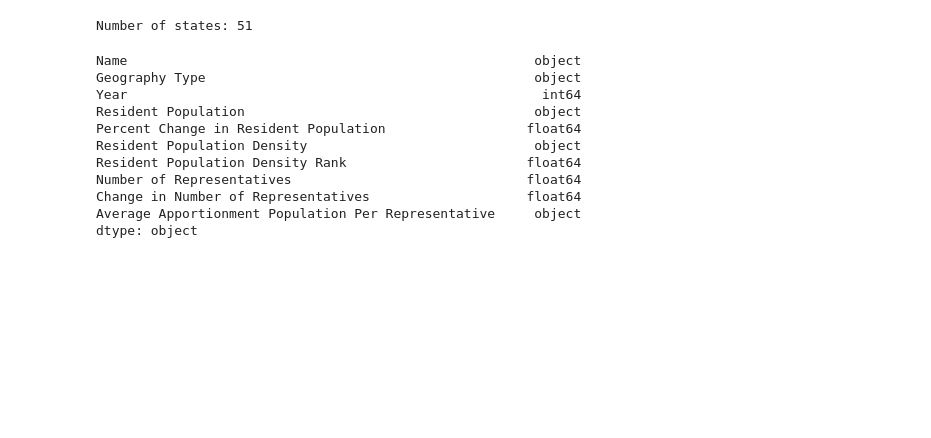
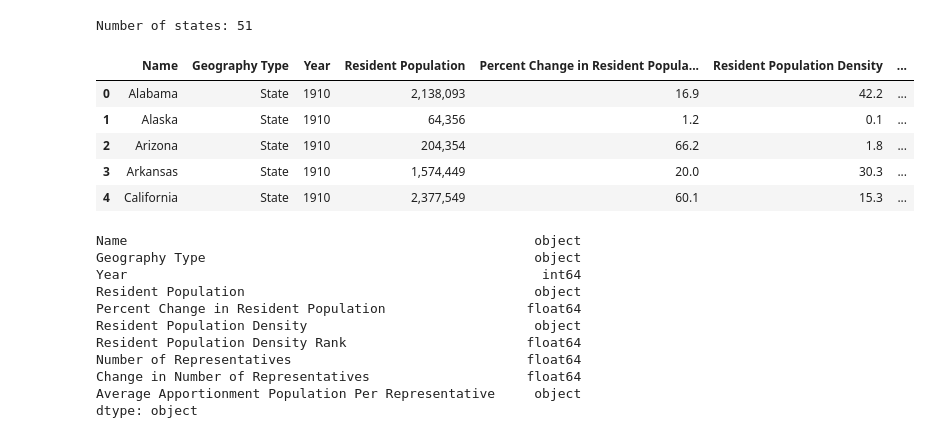
Before and after one commit to SpecCRA/yelp_data_formatting, a Jupyter notebook: data_exploration.ipynb, the cells around one changed output. Cells and saved outputs as stored; diff of their text form; code cells hidden in the pictures; blank space fills up the shorter version.

```diff
--- a/data_exploration.ipynb
+++ b/data_exploration.ipynb
@@ -107,6 +96,14 @@ CPVI['state'] = CPVI['State'].str.upper()
 CPVI = CPVI[['state', 'pvi']]
 # %%
 POP_DENSITY = pd.read_csv(POP_DENSITY_FILEPATH)
+POP_DENSITY.head()
+# %% [output]
+|  | Name | Geography Type | Year | Resident Population | Percent Change in Resident Popula... | Resident Population Density | ... |
+| 0 | Alabama | State | 1910 | 2,138,093 | 16.9 | 42.2 | ... |
+| 1 | Alaska | State | 1910 | 64,356 | 1.2 | 0.1 | ... |
+| 2 | Arizona | State | 1910 | 204,354 | 66.2 | 1.8 | ... |
+| 3 | Arkansas | State | 1910 | 1,574,449 | 20.0 | 30.3 | ... |
+| 4 | California | State | 1910 | 2,377,549 | 60.1 | 15.3 | ... |
 # %%
 POP_DENSITY.dtypes
 # POP_DENSITY
```
Also changed, not shown: parts of 25 cells of this notebook, 1 other file.
